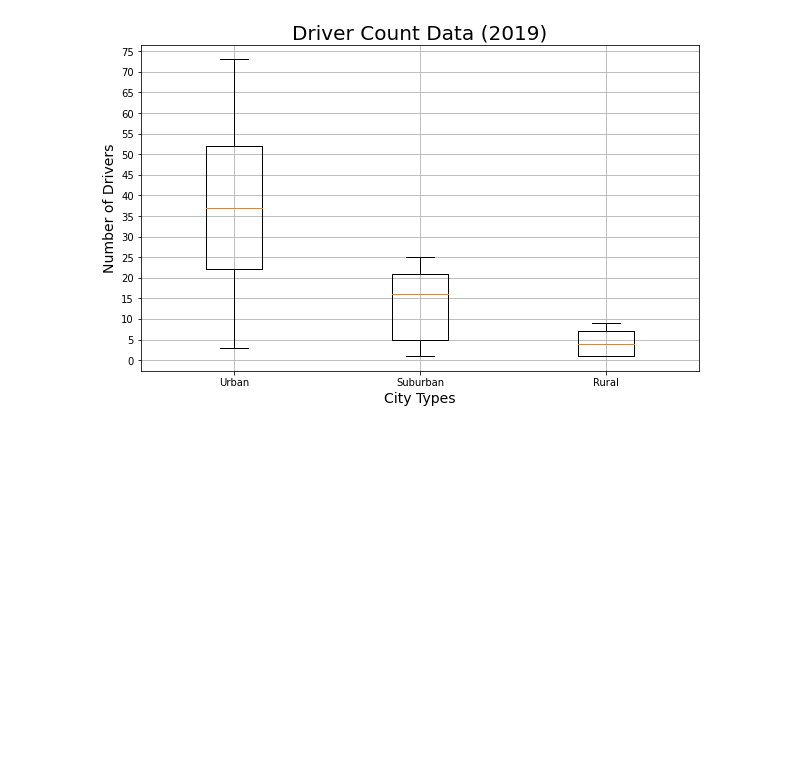
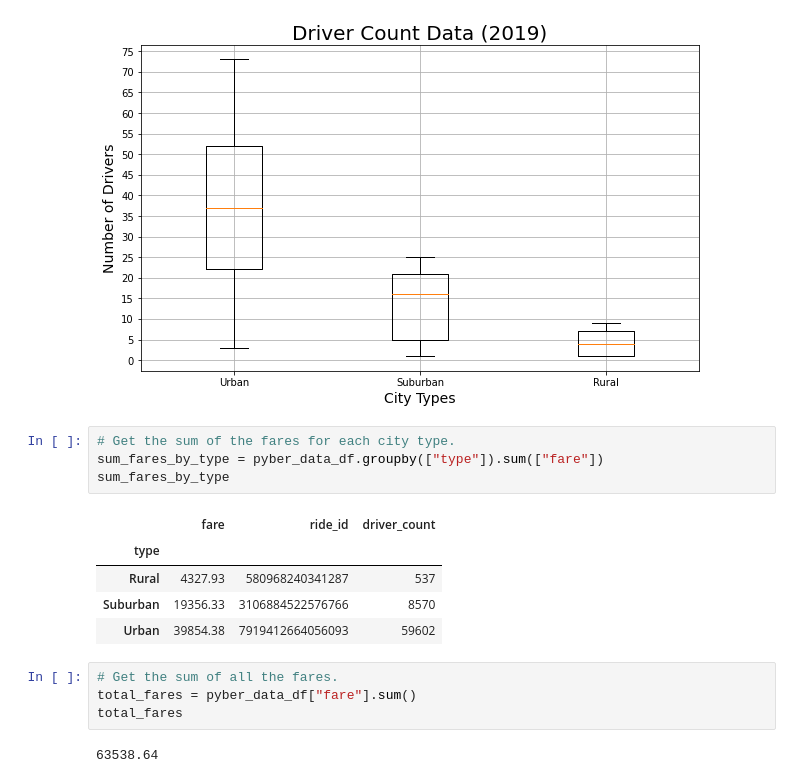
Before and after one commit to Kyle2Miles93/PyBer_Analysis, a Jupyter notebook: PyBer.ipynb, the cells around one changed output. Drawn from its saved outputs; the diff is of its cells as text; blank space fills up the shorter version.

```diff
--- a/PyBer.ipynb
+++ b/PyBer.ipynb
@@ -559,3 +559,19 @@ plt.savefig("analysis/Fig4.png")
 plt.show()
 # %% [output]
 [figure]
+# %%
+# Get the sum of the fares for each city type.
+sum_fares_by_type = pyber_data_df.groupby(["type"]).sum(["fare"])
+sum_fares_by_type
+# %% [output]
+|  | fare | ride_id | driver_count |
+| type |  |  |  |
+| Rural | 4327.93 | 580968240341287 | 537 |
+| Suburban | 19356.33 | 3106884522576766 | 8570 |
+| Urban | 39854.38 | 7919412664056093 | 59602 |
+# %%
+# Get the sum of all the fares.
+total_fares = pyber_data_df["fare"].sum()
+total_fares
+# %% [output]
+63538.64
```
Also changed, not shown: parts of 3 cells of this notebook, 1 other file.
